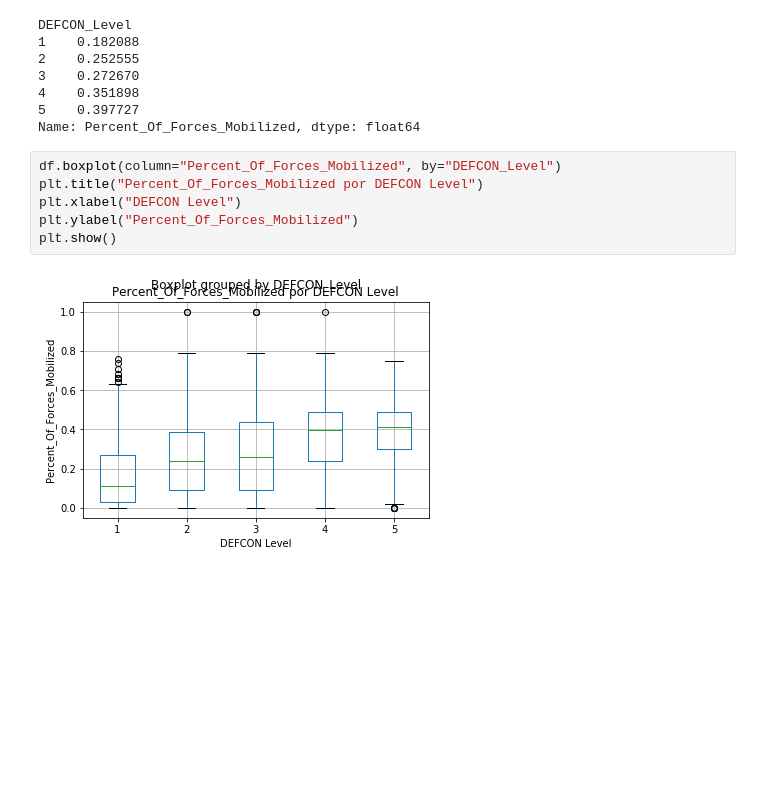
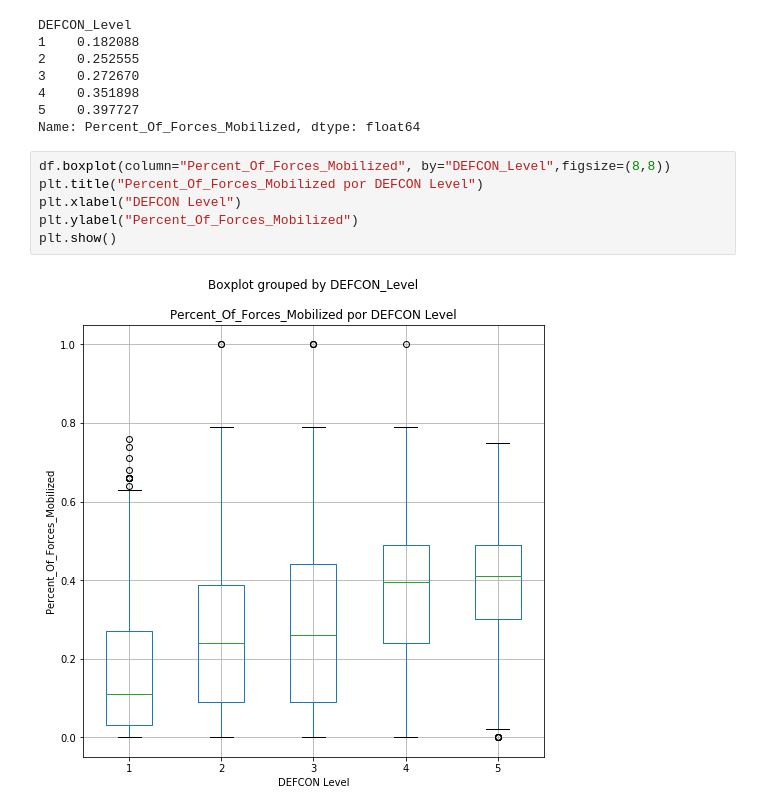
Before and after one commit to diegoesperguin/DEFCON, a Jupyter notebook: predict_DEFCON.ipynb, the cells around one changed output. Drawn from its saved outputs; the diff is of its cells as text; blank space fills up the shorter version.

```diff
--- a/predict_DEFCON.ipynb
+++ b/predict_DEFCON.ipynb
@@ -235,10 +236,10 @@ DEFCON_Level
 5    0.397727
 Name: Percent_Of_Forces_Mobilized, dtype: float64
 # %%
-df.boxplot(column="Percent_Of_Forces_Mobilized", by="DEFCON_Level")
+df.boxplot(column="Percent_Of_Forces_Mobilized", by="DEFCON_Level",figsize=(8,8))
 plt.title("Percent_Of_Forces_Mobilized por DEFCON Level")
 plt.xlabel("DEFCON Level")
 plt.ylabel("Percent_Of_Forces_Mobilized")
 plt.show()
 # %% [output]
-[figure, old version]
+[figure, new version]
```
Also changed, not shown: parts of 37 cells of this notebook.
